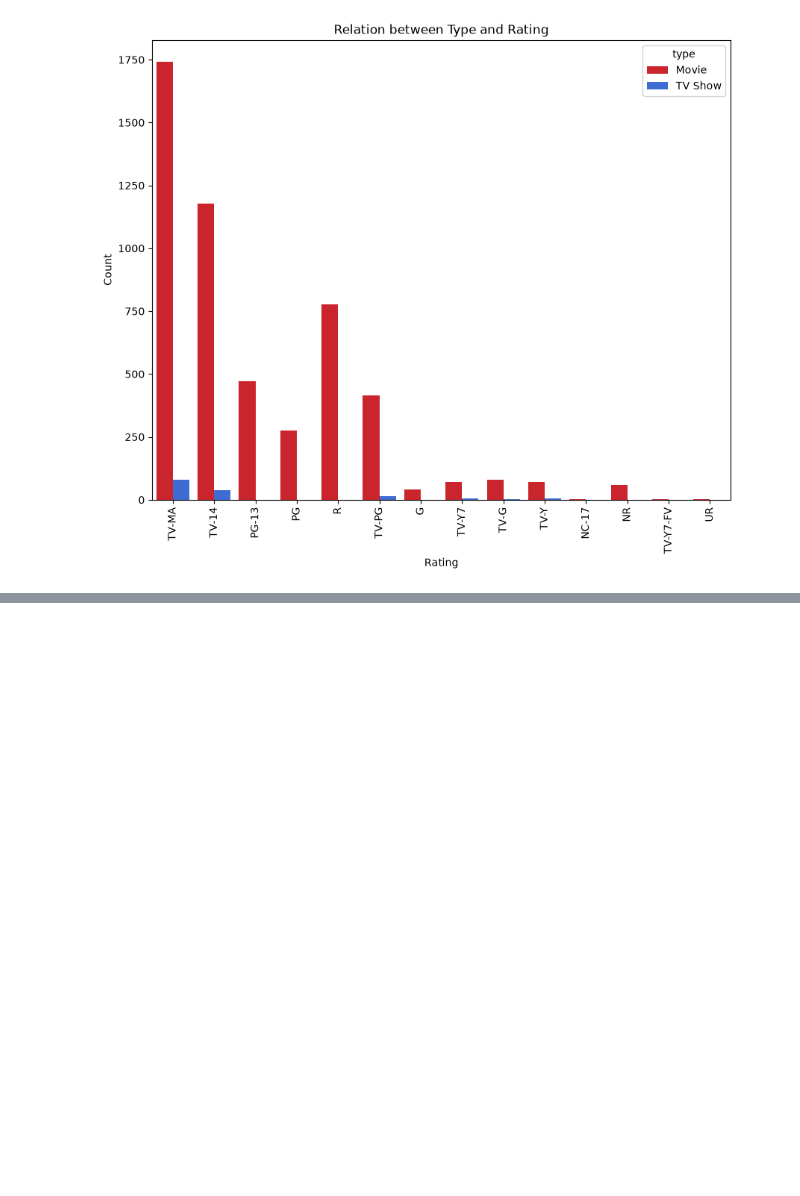
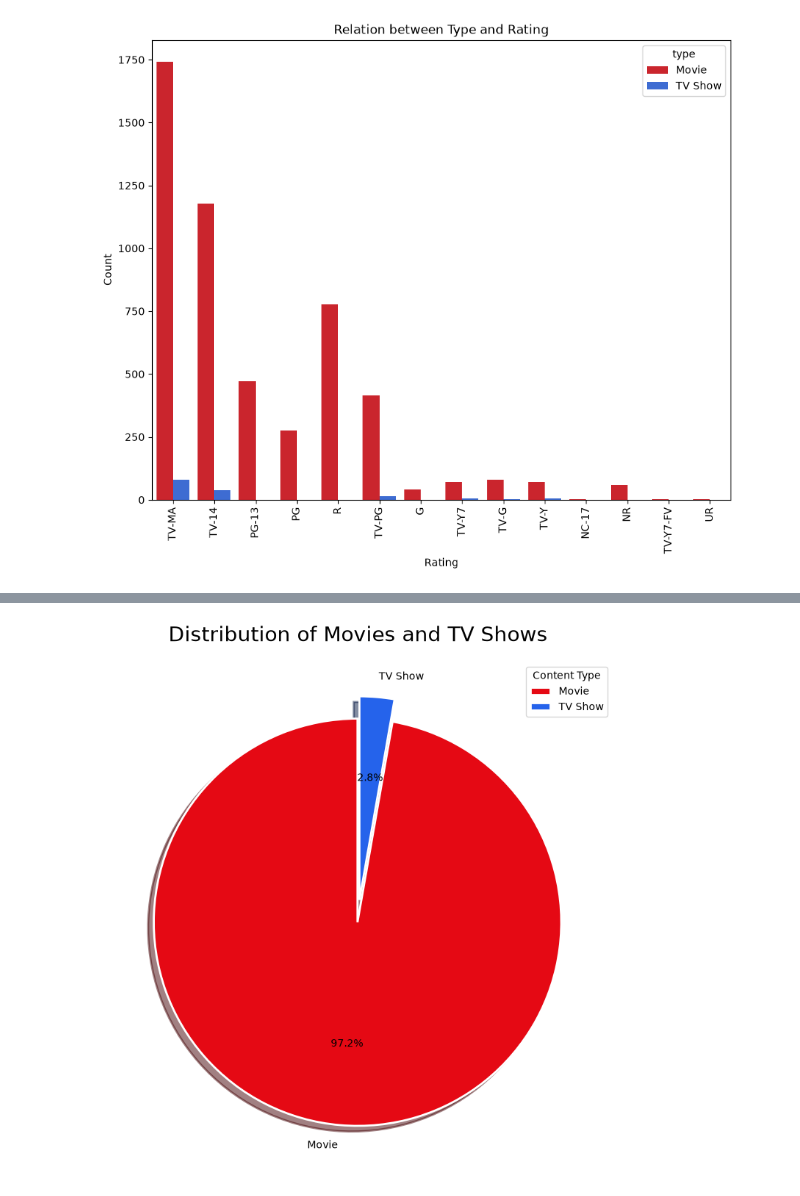
Before and after one commit to mdraihanmostafa746-coder/Netflix-Data-Analysis, a Jupyter notebook: notebooks/netflix_analysis.ipynb, the cells around one changed output, grey strips where cells are left out. Drawn from its saved outputs; the diff is of its cells as text; code cells hidden in the pictures; blank space fills up the shorter version.

Commit message:
Distribution of Movies and TV Shows

```diff
--- a/notebooks/netflix_analysis.ipynb
+++ b/notebooks/netflix_analysis.ipynb
@@ -236,0 +243,37 @@ plt.show()
+# %%
+labels = ['Movie', 'TV Show']
+size = df['type'].value_counts()
+
+colors = ['Cornflower', '#2563EB']
+explode = [0.03, 0.08]
+
+labels = ['Movie', 'TV Show']
+size = df['type'].value_counts()
+
+colors = ['#E50914', '#2563EB']
+explode = [0.03, 0.08]
+
+plt.figure(figsize=(9, 9))
+
+plt.pie(
+    size,
+    labels=labels,
+    colors=colors,
+    explode=explode,
+    autopct='%1.1f%%',
+    startangle=90,
+    shadow=True,
+    wedgeprops={'edgecolor': 'white', 'linewidth': 2}
+)
+
+plt.title('Distribution of Movies and TV Shows', fontsize=20, pad=20)
+
+plt.legend(
+    labels,
+    title='Content Type',
+    loc='upper right'
+)
+
+plt.show()
+# %% [output]
+[figure, added]
```
Also changed, not shown: parts of 1 cell of this notebook, 1 other file.
